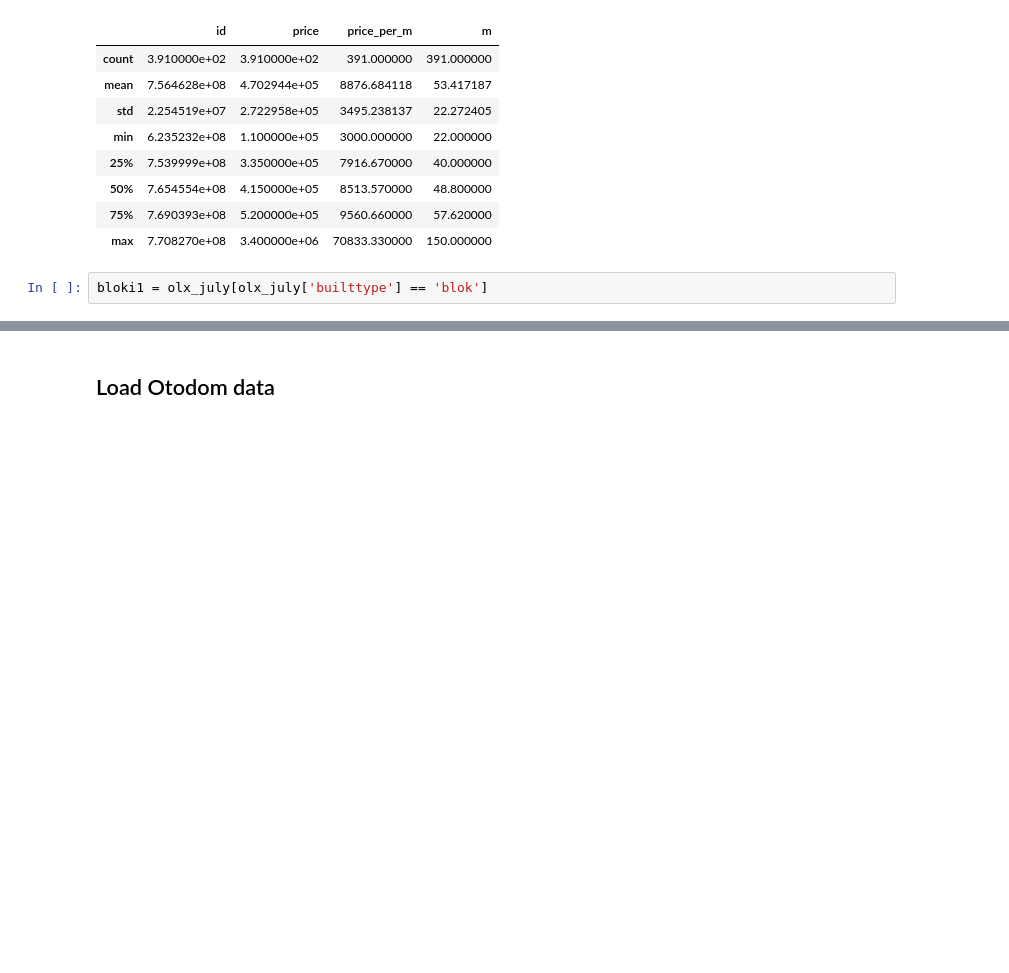
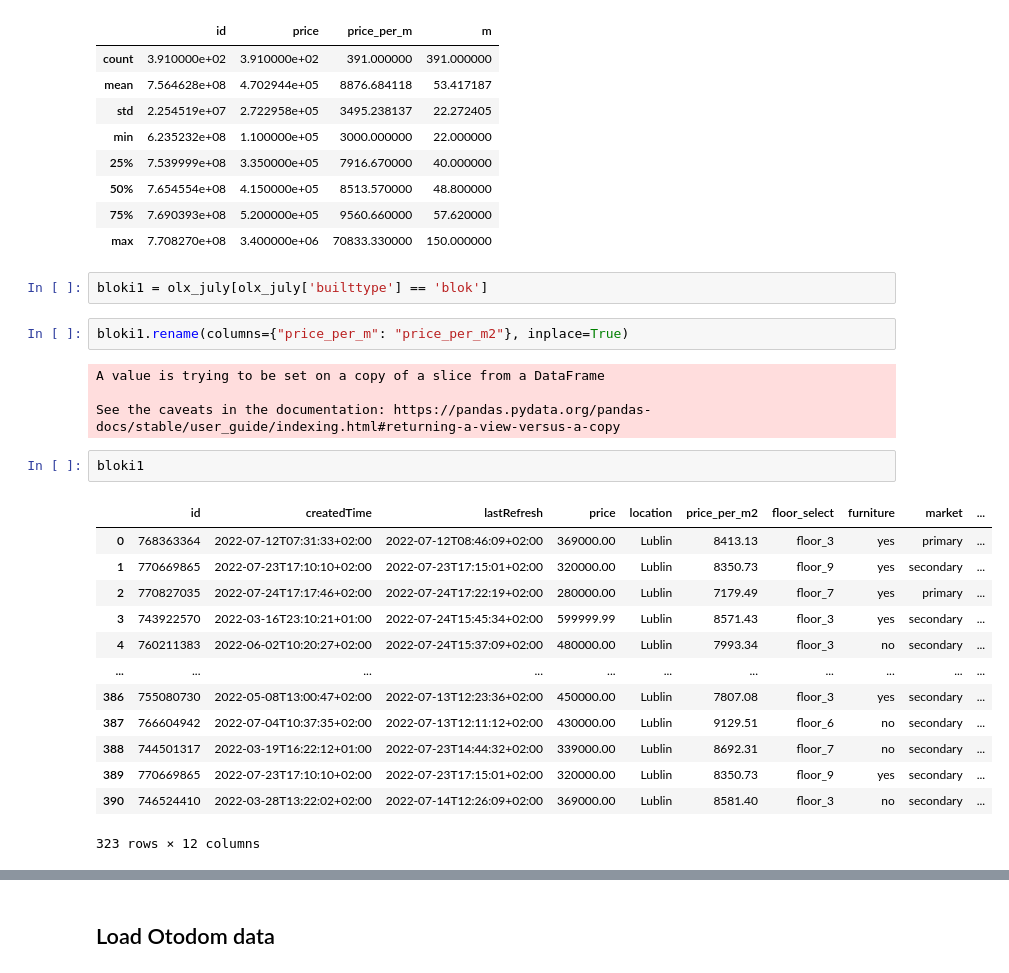
Before and after one commit to barthemius/olx-ws, a Jupyter notebook: Olx data exploration.ipynb, the cells around one changed output, grey strips where cells are left out. Saved outputs shown, nothing was run; the diff lists cells and outputs as text; blank space fills up the shorter version.

```diff
--- a/Olx data exploration.ipynb
+++ b/Olx data exploration.ipynb
@@ -43,3 +43,25 @@ olx_july.describe()
 | max | 7.708270e+08 | 3.400000e+06 | 70833.330000 | 150.000000 |
 # %%
 bloki1 = olx_july[olx_july['builttype'] == 'blok']
+# %%
+bloki1.rename(columns={"price_per_m": "price_per_m2"}, inplace=True)
+# %% [output]
+A value is trying to be set on a copy of a slice from a DataFrame
+
+See the caveats in the documentation: https://pandas.pydata.org/pandas-docs/stable/user_guide/indexing.html#returning-a-view-versus-a-copy
+# %%
+bloki1
+# %% [output]
+|  | id | createdTime | lastRefresh | price | location | price_per_m2 | floor_select | furniture | market | ... |
+| 0 | 768363364 | 2022-07-12T07:31:33+02:00 | 2022-07-12T08:46:09+02:00 | 369000.00 | Lublin | 8413.13 | floor_3 | yes | primary | ... |
+| 1 | 770669865 | 2022-07-23T17:10:10+02:00 | 2022-07-23T17:15:01+02:00 | 320000.00 | Lublin | 8350.73 | floor_9 | yes | secondary | ... |
+| 2 | 770827035 | 2022-07-24T17:17:46+02:00 | 2022-07-24T17:22:19+02:00 | 280000.00 | Lublin | 7179.49 | floor_7 | yes | primary | ... |
+| 3 | 743922570 | 2022-03-16T23:10:21+01:00 | 2022-07-24T15:45:34+02:00 | 599999.99 | Lublin | 8571.43 | floor_3 | yes | secondary | ... |
+| 4 | 760211383 | 2022-06-02T10:20:27+02:00 | 2022-07-24T15:37:09+02:00 | 480000.00 | Lublin | 7993.34 | floor_3 | no | secondary | ... |
+| ... | ... | ... | ... | ... | ... | ... | ... | ... | ... | ... |
+| 386 | 755080730 | 2022-05-08T13:00:47+02:00 | 2022-07-13T12:23:36+02:00 | 450000.00 | Lublin | 7807.08 | floor_3 | yes | secondary | ... |
+| 387 | 766604942 | 2022-07-04T10:37:35+02:00 | 2022-07-13T12:11:12+02:00 | 430000.00 | Lublin | 9129.51 | floor_6 | no | secondary | ... |
+| 388 | 744501317 | 2022-03-19T16:22:12+01:00 | 2022-07-23T14:44:32+02:00 | 339000.00 | Lublin | 8692.31 | floor_7 | no | secondary | ... |
+| 389 | 770669865 | 2022-07-23T17:10:10+02:00 | 2022-07-23T17:15:01+02:00 | 320000.00 | Lublin | 8350.73 | floor_9 | yes | secondary | ... |
+| 390 | 746524410 | 2022-03-28T13:22:02+02:00 | 2022-07-14T12:26:09+02:00 | 369000.00 | Lublin | 8581.40 | floor_3 | no | secondary | ... |
+323 rows × 12 columns
```
Also changed, not shown: parts of 9 cells of this notebook.
